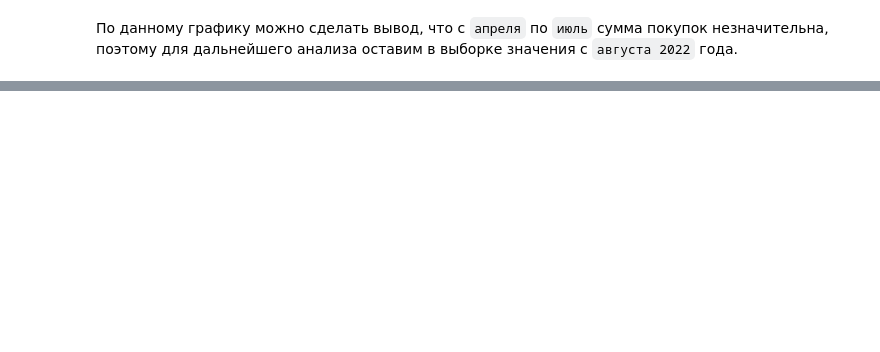
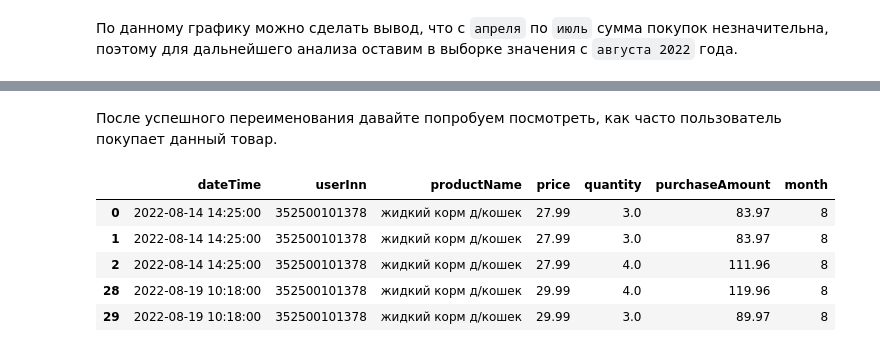
Before and after one commit to tabbols95/Purchase_analysis, a Jupyter notebook: purchase_analysis_data.ipynb, the cells around one changed output, grey strips where cells are left out. Cells and saved outputs as stored; diff of their text form; code cells hidden in the pictures; blank space fills up the shorter version.

```diff
--- a/purchase_analysis_data.ipynb
+++ b/purchase_analysis_data.ipynb
@@ -129,0 +184,6 @@ plt.show() # печатаем график
+# %%
+arr_dry_food = data_active_product_cat \
+    .query('price >= 100') \
+    .productName \
+    .unique()
+# массив наименований жидкого корма
@@ -129,0 +201,2 @@ plt.show() # печатаем график
+# %% [markdown]
+После успешного переименования давайте попробуем посмотреть, как часто пользователь покупает данный товар.
@@ -129,0 +205,9 @@ plt.show() # печатаем график
+# %%
+data_prod_cat.head()
+# %% [output]
+|  | dateTime | userInn | productName | price | quantity | purchaseAmount | month |
+| 0 | 2022-08-14 14:25:00 | 352500101378 | жидкий корм д/кошек | 27.99 | 3.0 | 83.97 | 8 |
+| 1 | 2022-08-14 14:25:00 | 352500101378 | жидкий корм д/кошек | 27.99 | 3.0 | 83.97 | 8 |
+| 2 | 2022-08-14 14:25:00 | 352500101378 | жидкий корм д/кошек | 27.99 | 4.0 | 111.96 | 8 |
+| 28 | 2022-08-19 10:18:00 | 352500101378 | жидкий корм д/кошек | 29.99 | 4.0 | 119.96 | 8 |
+| 29 | 2022-08-19 10:18:00 | 352500101378 | жидкий корм д/кошек | 29.99 | 3.0 | 89.97 | 8 |
```
Also changed, not shown: parts of 40 cells of this notebook, 1 other file.
